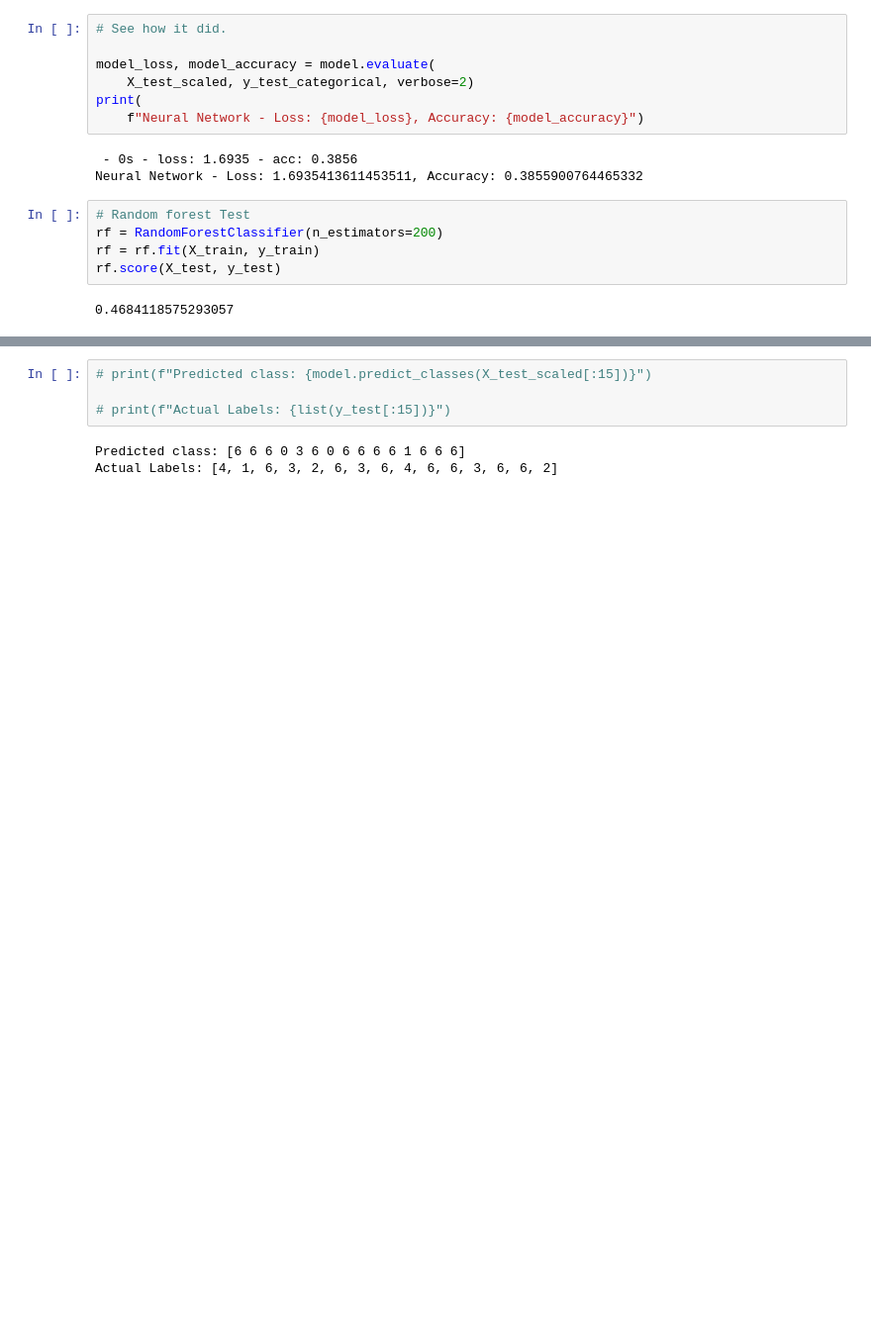
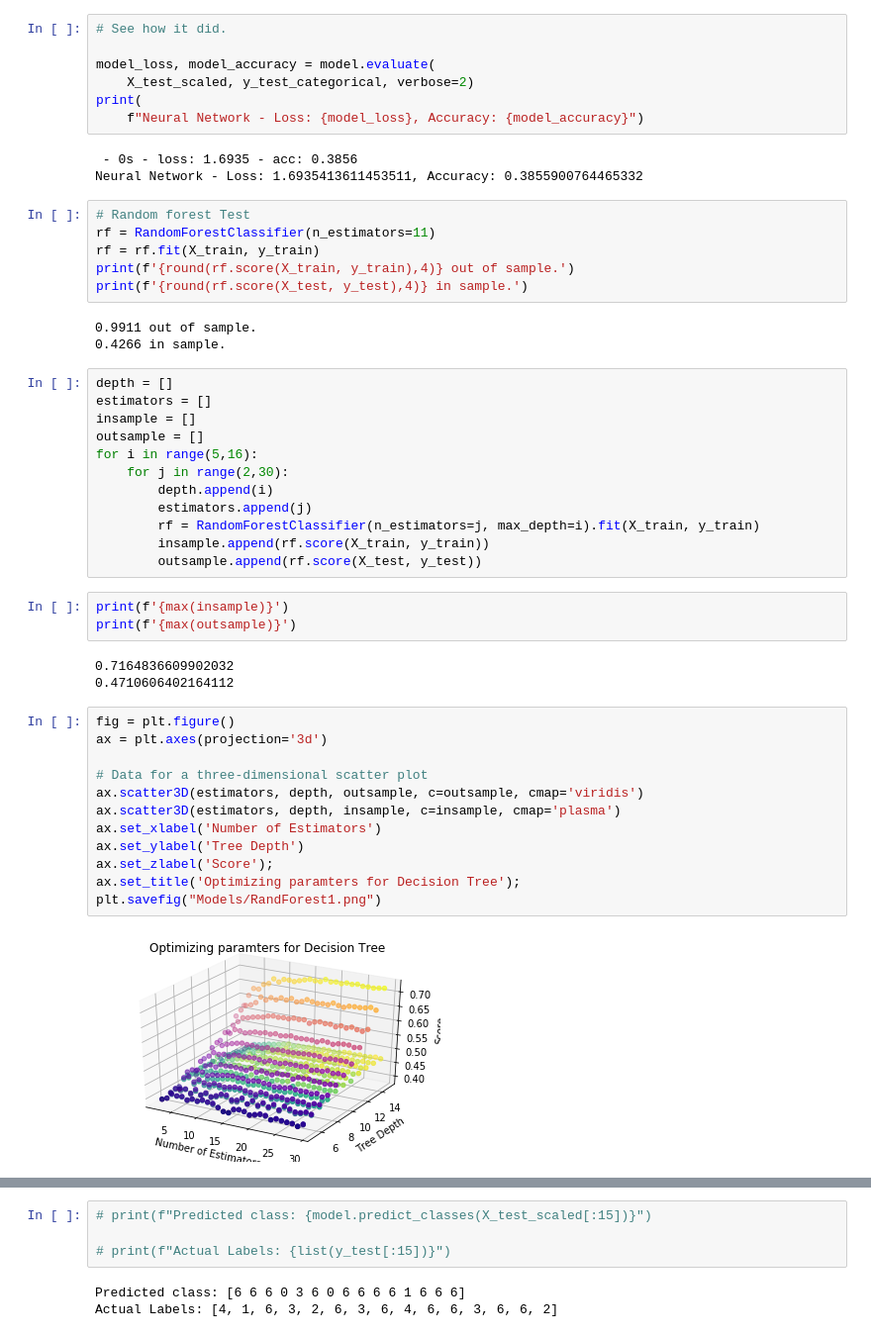
Before and after one commit to TrevorCap/BaseBallProject, a Jupyter notebook: Final Model.ipynb, the cells around one changed output, grey strips where cells are left out. Shown at 99% size. Saved outputs shown, nothing was run; the diff lists cells and outputs as text; blank space fills up the shorter version.

Commit message:
Parameter optimizing and graphs

```diff
--- a/Final Model.ipynb
+++ b/Final Model.ipynb
@@ -123,8 +126,42 @@ print(
 Neural Network - Loss: 1.6935413611453511, Accuracy: 0.3855900764465332
 # %%
 # Random forest Test
-rf = RandomForestClassifier(n_estimators=200)
+rf = RandomForestClassifier(n_estimators=11)
 rf = rf.fit(X_train, y_train)
-rf.score(X_test, y_test)
+print(f'{round(rf.score(X_train, y_train),4)} out of sample.')
+print(f'{round(rf.score(X_test, y_test),4)} in sample.')
 # %% [output]
-0.4684118575293057
+0.9911 out of sample.
+0.4266 in sample.
+# %%
+depth = []
+estimators = []
+insample = []
+outsample = []
+for i in range(5,16):
+    for j in range(2,30):
+        depth.append(i)
+        estimators.append(j)
+        rf = RandomForestClassifier(n_estimators=j, max_depth=i).fit(X_train, y_train)
+        insample.append(rf.score(X_train, y_train))
+        outsample.append(rf.score(X_test, y_test))
+# %%
+print(f'{max(insample)}')
+print(f'{max(outsample)}')
+# %% [output]
+0.7164836609902032
+0.4710606402164112
+# %%
+fig = plt.figure()
+ax = plt.axes(projection='3d')
+
+# Data for a three-dimensional scatter plot
+ax.scatter3D(estimators, depth, outsample, c=outsample, cmap='viridis')
+ax.scatter3D(estimators, depth, insample, c=insample, cmap='plasma')
+ax.set_xlabel('Number of Estimators')
+ax.set_ylabel('Tree Depth')
+ax.set_zlabel('Score');
+ax.set_title('Optimizing paramters for Decision Tree');
+plt.savefig("Models/RandForest1.png")
+# %% [output]
+[figure, added]
```
Also changed, not shown: parts of 10 cells of this notebook, 2 other files.
